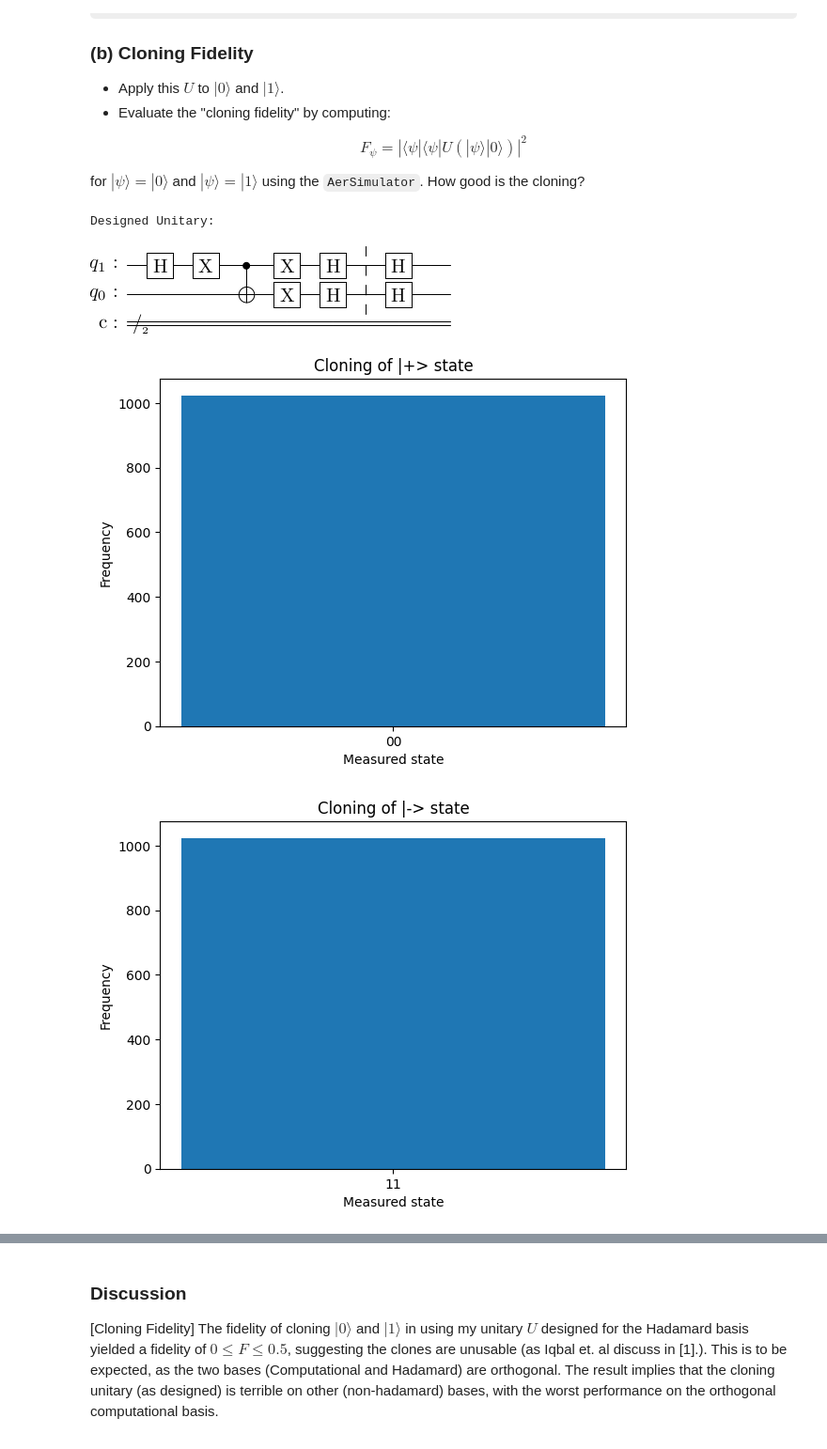
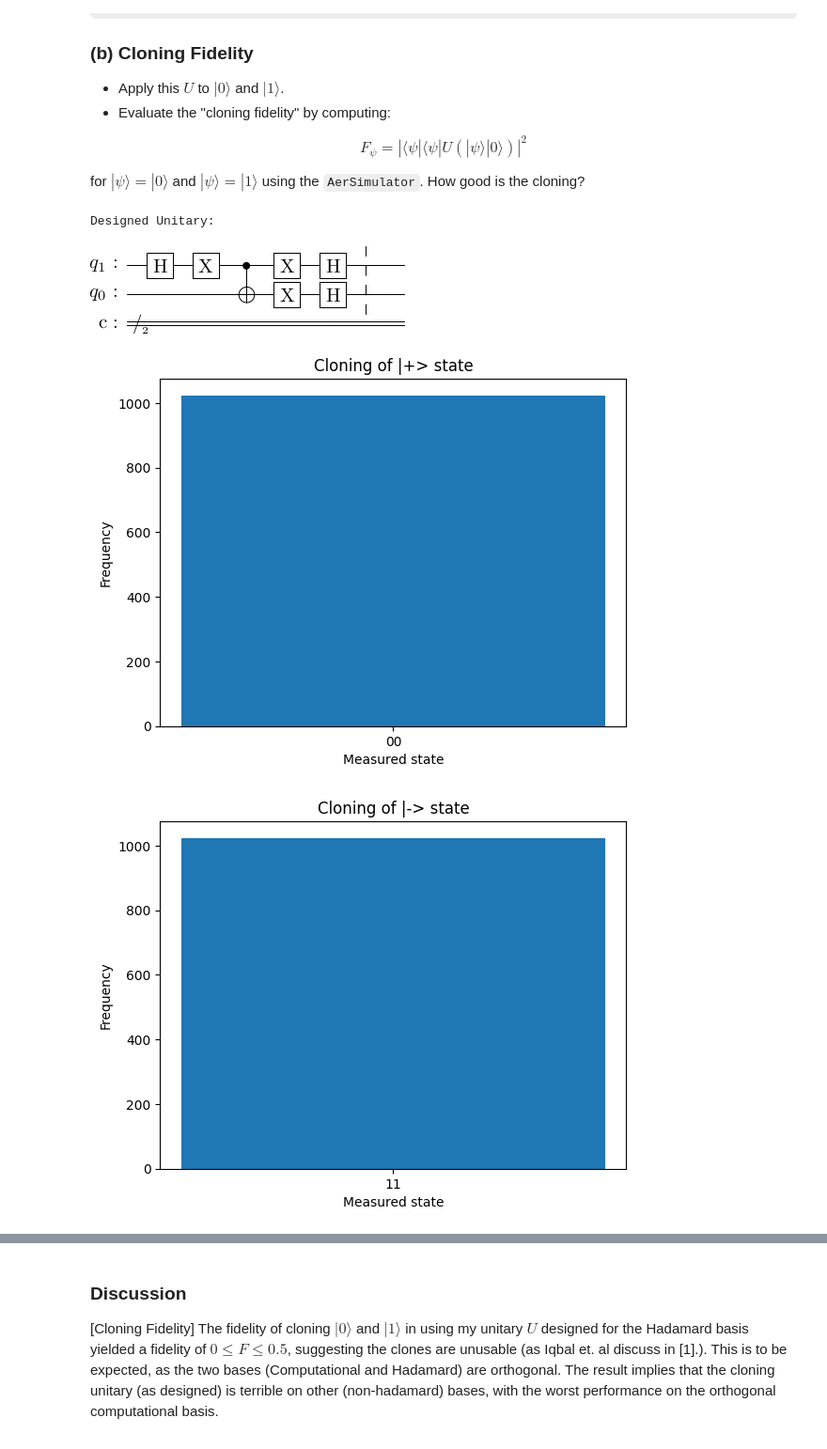
Before and after one commit to isaac-preyser/PHYS223, a Jupyter notebook: assignments/a5/a5.ipynb, the cells around one changed output, grey strips where cells are left out. Shown at 94% size. Drawn from its saved outputs; the diff is of its cells as text; code cells hidden in the pictures; some formulas as TeX source.

Commit message:
add H gates to Q2 to get deterministic output

```diff
--- a/assignments/a5/a5.ipynb
+++ b/assignments/a5/a5.ipynb
@@ -286,7 +286,6 @@ hadamard_clone.h(qreg_q[1])
 
 hadamard_clone.barrier()
 
-hadamard_clone.h(qreg_q) # take |++> and |--> to |00> and |11> respectively for deterministic cloning results
 
 
 
@@ -310,36 +309,40 @@ prepare_minus.barrier(range(2))
 
 # Run 1. (State |+>|0>)
 hadamardClone_plus = QuantumCircuit.compose(prepare_plus, hadamard_clone, range(2), range(2))
+hadamardClone_plus.h(qreg_q) # take |++> and |--> to |00> and |11> respectively for deterministic cloning results
+
 hadamardClone_plus.measure(qreg_q, creg_c)
-hadamardClone_plus.draw(reverse_bits=True, output='latex')
+# hadamardClone_plus.draw(reverse_bits=True, output='latex')
 result_plus = simulator.run(hadamardClone_plus).result()
 
 
 # Plot the results, showing the deterministic state of the cloned qubit (expecting |00> to correspond with cloned |++>).
 counts_plus = result_plus.get_counts()
 matplotlib.pyplot.bar(counts_plus.keys(), counts_plus.values())
 matplotlib.pyplot.xlabel('Measured state')
 matplotlib.pyplot.ylabel('Frequency')
 matplotlib.pyplot.title('Cloning of |+> state')
 matplotlib.pyplot.show()
 
 # Run 2. (State |->|0>)
 hadamardClone_minus = QuantumCircuit.compose(prepare_minus, hadamard_clone, range(2), range(2))
+hadamardClone_minus.h(qreg_q) # take |++> and |--> to |00> and |11> respectively for deterministic cloning results
+
 hadamardClone_minus.measure(qreg_q, creg_c)
-hadamardClone_minus.draw(reverse_bits=True, output='latex')
+# hadamardClone_minus.draw(reverse_bits=True, output='latex')
 result_minus = simulator.run(hadamardClone_minus).result()
 result_minus = simulator.run(hadamardClone_minus).result()
 
 # Plot the results, showing the deterministic state of the cloned qubit (expecting |11> to correspond with cloned |-->).
 counts_minus = result_minus.get_counts()
 matplotlib.pyplot.bar(counts_minus.keys(), counts_minus.values())
 matplotlib.pyplot.xlabel('Measured state')
 matplotlib.pyplot.ylabel('Frequency')
 matplotlib.pyplot.title('Cloning of |-> state')
 matplotlib.pyplot.show()
 # %% [output]
 Designed Unitary:
-[figure, old version]
+[figure, new version]
 [figure]
 [figure]
 # %%
```
Also changed, not shown: parts of 1 cell of this notebook.
